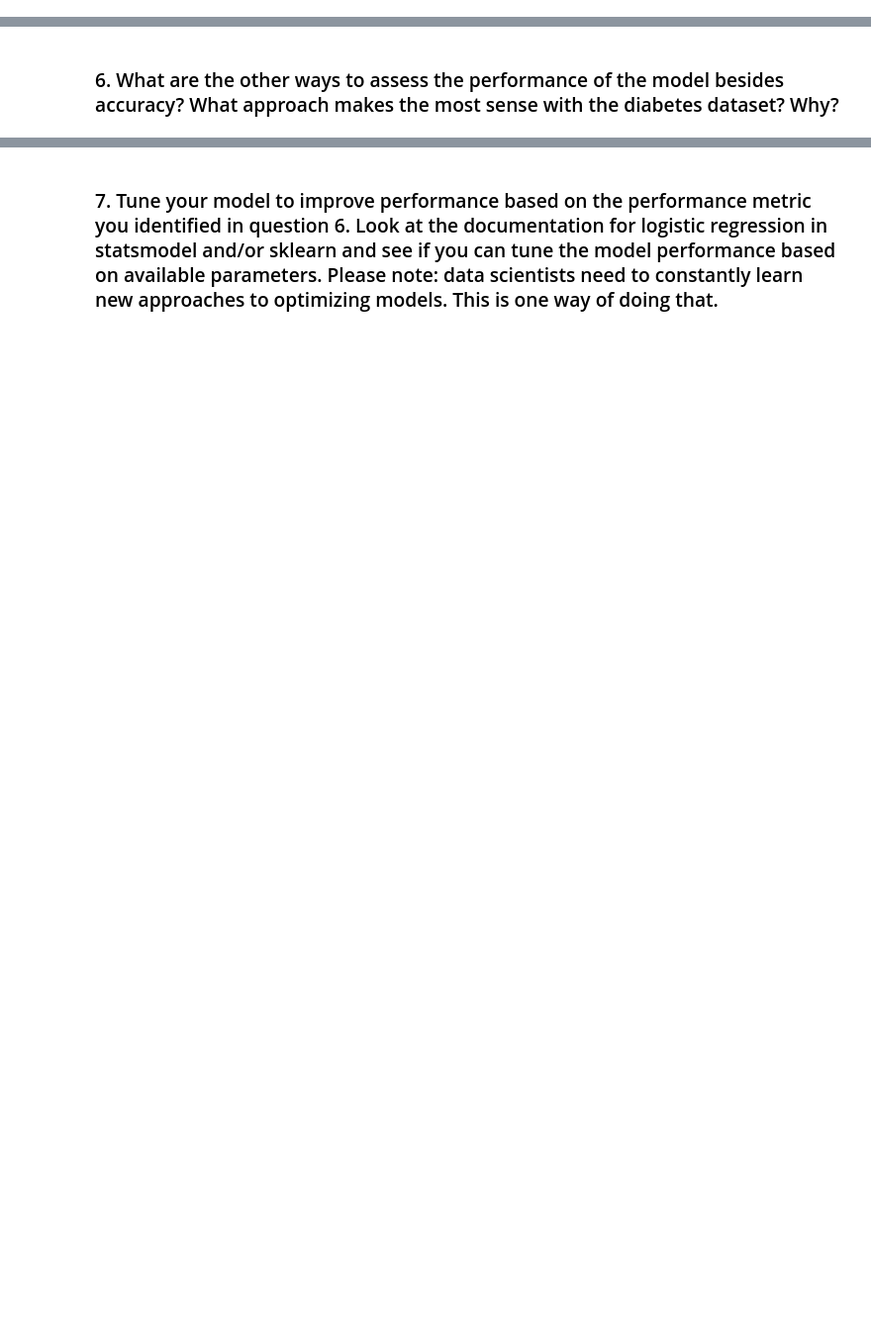
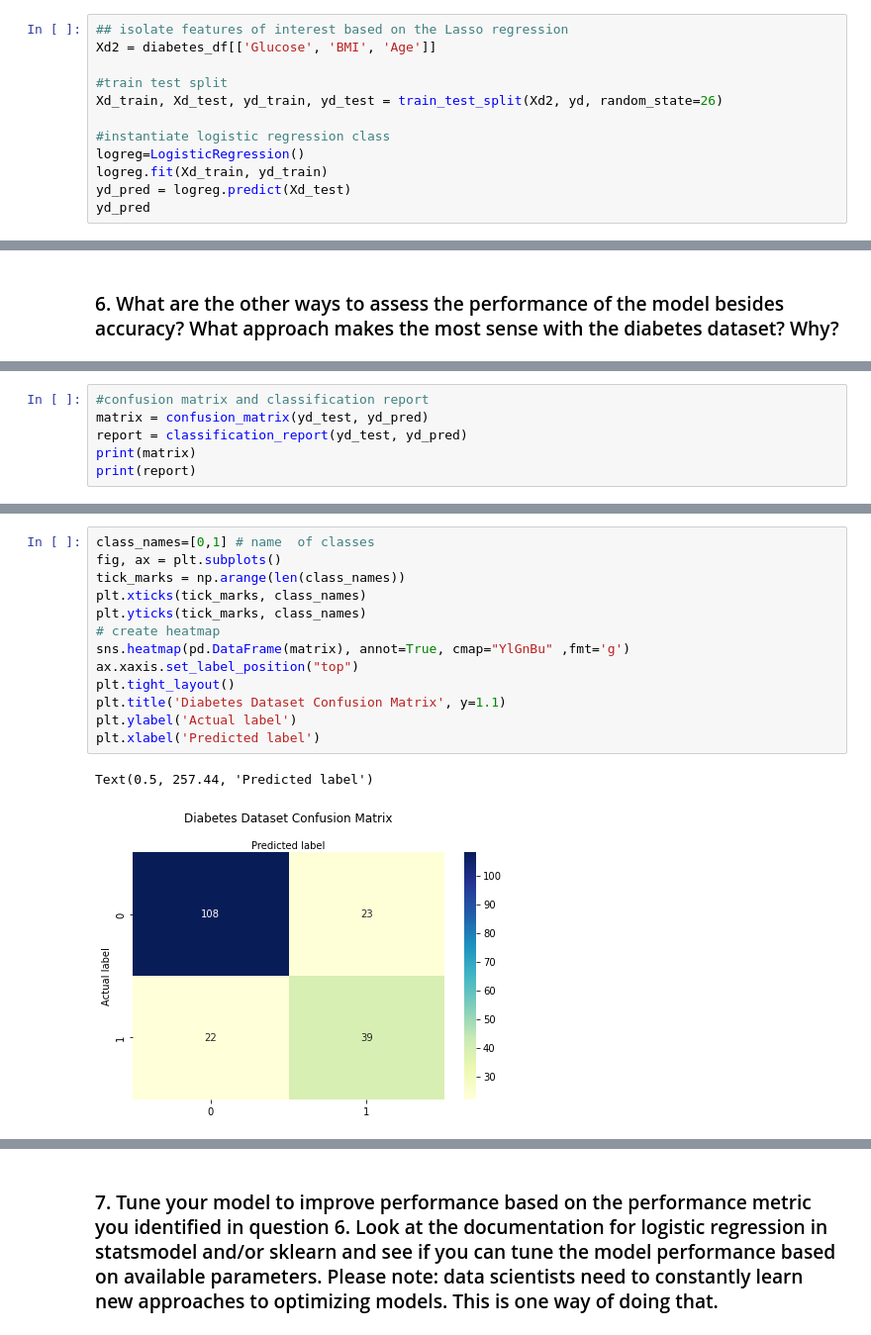
Before and after one commit to existentialplantperson/Week_14, a Jupyter notebook: WK14_Homework.ipynb, the cells around one changed output, grey strips where cells are left out. Shown at 99% size. Saved outputs shown, nothing was run; the diff lists cells and outputs as text; blank space fills up the shorter version.

```diff
--- a/WK14_Homework.ipynb
+++ b/WK14_Homework.ipynb
@@ -598,0 +730,12 @@ y = df[['R_TEMP']]
+# %%
+## isolate features of interest based on the Lasso regression
+Xd2 = diabetes_df[['Glucose', 'BMI', 'Age']]
+
+#train test split
+Xd_train, Xd_test, yd_train, yd_test = train_test_split(Xd2, yd, random_state=26)
+
+#instantiate logistic regression class
+logreg=LogisticRegression()
+logreg.fit(Xd_train, yd_train)
+yd_pred = logreg.predict(Xd_test)
+yd_pred
@@ -600,0 +767,6 @@ y = df[['R_TEMP']]
+# %%
+#confusion matrix and classification report
+matrix = confusion_matrix(yd_test, yd_pred)
+report = classification_report(yd_test, yd_pred)
+print(matrix)
+print(report)
@@ -600,0 +784,16 @@ y = df[['R_TEMP']]
+# %%
+class_names=[0,1] # name  of classes
+fig, ax = plt.subplots()
+tick_marks = np.arange(len(class_names))
+plt.xticks(tick_marks, class_names)
+plt.yticks(tick_marks, class_names)
+# create heatmap
+sns.heatmap(pd.DataFrame(matrix), annot=True, cmap="YlGnBu" ,fmt='g')
+ax.xaxis.set_label_position("top")
+plt.tight_layout()
+plt.title('Diabetes Dataset Confusion Matrix', y=1.1)
+plt.ylabel('Actual label')
+plt.xlabel('Predicted label')
+# %% [output]
+Text(0.5, 257.44, 'Predicted label')
+[figure, added]
```
Also changed, not shown: parts of 36 cells of this notebook, 1 other file.
